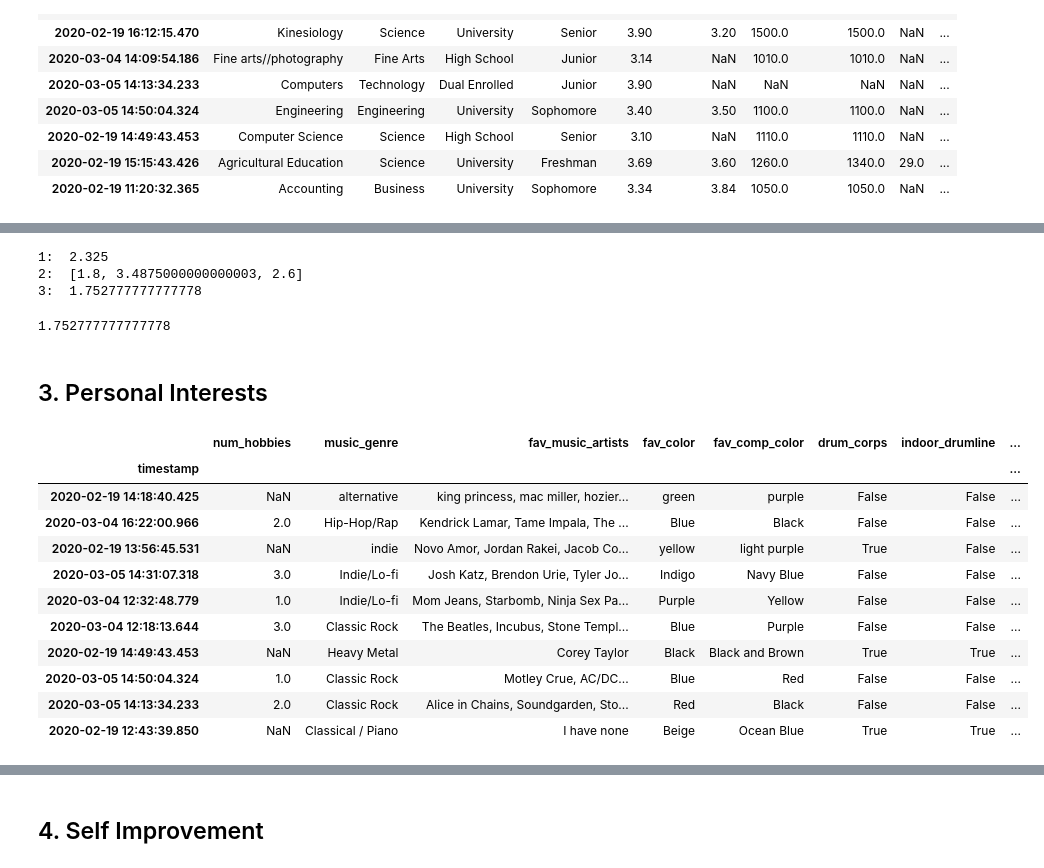
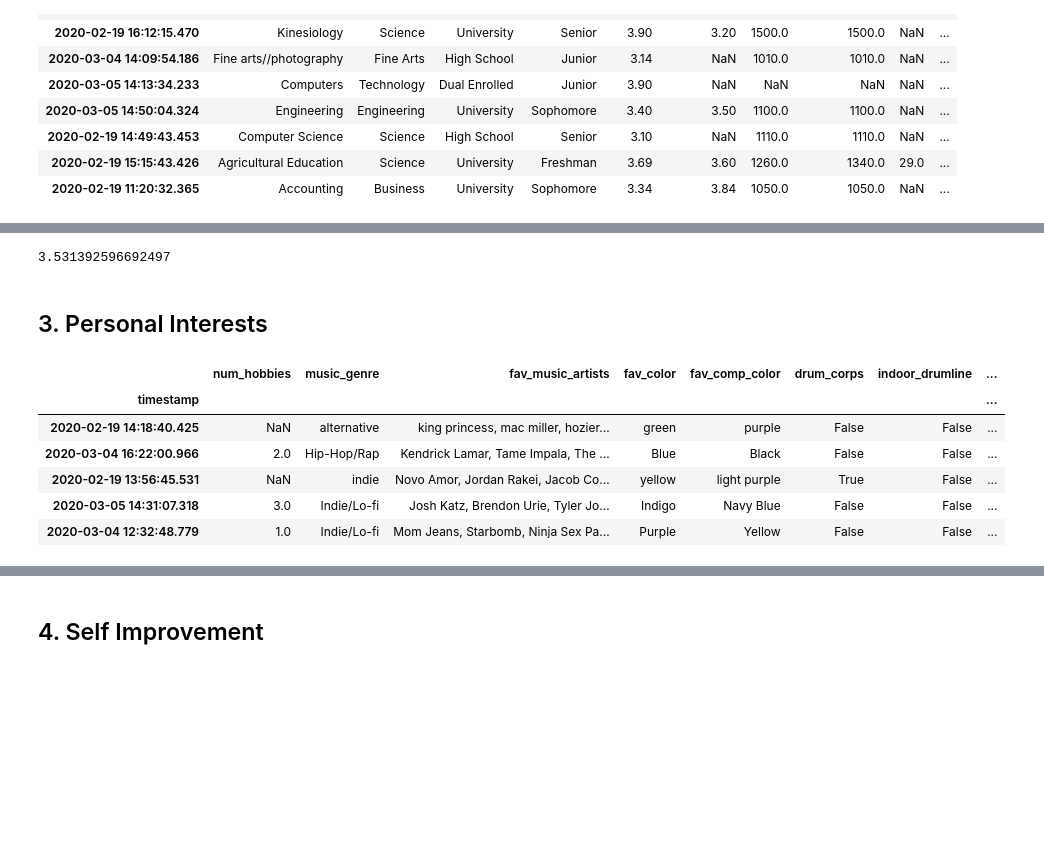
Before and after one commit to dennisfarmer/Factors-of-Academic-Success, a Jupyter notebook: eda.ipynb, the cells around one changed output, grey strips where cells are left out. Drawn from its saved outputs; the diff is of its cells as text; code cells hidden in the pictures; blank space fills up the shorter version.

Commit message:
Derived a formula for calculating intelligence

```diff
--- a/eda.ipynb
+++ b/eda.ipynb
@@ -232,38 +241,61 @@ avg sat out of 4 (/400): 3.2354651162790695
-# %%
-def calc_intelligence(grades: list, hs_avg: float, college_avg: float, sat_avg: float):
-    m = [pd.isnull(grades[0]), pd.isnull(grades[1]), pd.isnull(grades[2])]
-    w = [1.0, 1.5, 2.0]
-
-    grades[1] /= 400
-    print("1: ", grades[1])
-    weighted_grades = [grades[i] * w[i] for i in range(len(w))]
-    print("2: ", weighted_grades)
-    intelligence_score = sum(weighted_grades) / sum(w)
-    print("3: ", intelligence_score)
-    return intelligence_score
-    #return intelligence_score
-
-d = [1.8, 930, 1.3]
-calc_intelligence(d, surveydata.hs_gpa.mean(), surveydata.college_gpa.mean(), surveydata.converted_sat.mean())
-# %% [output]
-1:  2.325
-2:  [1.8, 3.4875000000000003, 2.6]
-3:  1.752777777777778
-1.752777777777778
+# %%
+def calc_intelligence(grades:"[floatHs, floatCollege, floatSat]", avgs:"[floatHs, floatCollege, floatSat]"):
+    """Reduces a student's hard work throughout all of high school and university down to a single number"""
+
+    # Stores the index of missing values, with non-missing values being recorded as '-1'
+    missing_index = [i if pd.isnull(grades[i]) else -1 for i in range(3)]
+
+    weights = [4-avgs[0], 4-avgs[1], 4-(avgs[2]/400)]
+
+
+    # Correct for missing values by inserting the average for that value
+    for missing in missing_index:
+        if missing == -1:
+            continue
+            # ^ if a score is not missing, continue to the next score
+
+        # Insert the average grade to replace the missing value
+        grades[missing] = avgs[missing]
+
+        # if hs gpa / college gpa / sat not missing, adjust weight for missing value
+        # based on if each non-missing value is greater or less than its corresponding mean
+        for notmiss in range(3):
+            if missing_index[notmiss] == -1:
+                if grades[notmiss] > avgs[notmiss]:
+                    weights[missing] = weights[missing] - ((grades[notmiss] / avgs[notmiss]) - 1)
+                else:
+                    weights[missing] = weights[missing] + ((grades[notmiss] / avgs[notmiss]) - 1)
+
+        if weights[missing] < 0:
+            weights[missing] = 0
+
+
+
+    # Convert SAT score to be out of 4 (instead of 1600)
+    grades[2] /= 400
+
+    # Apply corresponding weights to each grade
+    weighted_grades = [grades[i] * weights[i] for i in range(3)]
+
+    # Calculate intelligence score using weighted mean formula
+    intelligence_score = sum(weighted_grades) / sum(weights)
+    return intelligence_score
+
+d = [3.5, 3.75, 1350]
+
+a = [surveydata.hs_gpa.mean(), surveydata.college_gpa.mean(), surveydata.converted_sat.mean()]
+calc_intelligence(d,a)
+# %% [output]
+3.531392596692497
 # %% [markdown]
 ## 3. Personal Interests
 # %%
-surveydata[c["interests"][0]].sample(n=10, random_state=3)
+surveydata[c["interests"][0]].sample(n=5, random_state=3)
 # %% [output]
 |  | num_hobbies | music_genre | fav_music_artists | fav_color | fav_comp_color | drum_corps | indoor_drumline | ... |
 | timestamp |  |  |  |  |  |  |  | ... |
 | 2020-02-19 14:18:40.425 | NaN | alternative | king princess, mac miller, hozier... | green | purple | False | False | ... |
 | 2020-03-04 16:22:00.966 | 2.0 | Hip-Hop/Rap | Kendrick Lamar, Tame Impala, The ... | Blue | Black | False | False | ... |
 | 2020-02-19 13:56:45.531 | NaN | indie | Novo Amor, Jordan Rakei, Jacob Co... | yellow | light purple | True | False | ... |
 | 2020-03-05 14:31:07.318 | 3.0 | Indie/Lo-fi | Josh Katz, Brendon Urie, Tyler Jo... | Indigo | Navy Blue | False | False | ... |
 | 2020-03-04 12:32:48.779 | 1.0 | Indie/Lo-fi | Mom Jeans, Starbomb, Ninja Sex Pa... | Purple | Yellow | False | False | ... |
-| 2020-03-04 12:18:13.644 | 3.0 | Classic Rock | The Beatles, Incubus, Stone Templ... | Blue | Purple | False | False | ... |
-| 2020-02-19 14:49:43.453 | NaN | Heavy Metal | Corey Taylor | Black | Black and Brown | True | True | ... |
-| 2020-03-05 14:50:04.324 | 1.0 | Classic Rock | Motley Crue, AC/DC... | Blue | Red | False | False | ... |
-| 2020-03-05 14:13:34.233 | 2.0 | Classic Rock | Alice in Chains, Soundgarden, Sto... | Red | Black | False | False | ... |
-| 2020-02-19 12:43:39.850 | NaN | Classical / Piano | I have none | Beige | Ocean Blue | True | True | ... |
```
Also changed, not shown: parts of 10 cells of this notebook, 2 other files.
